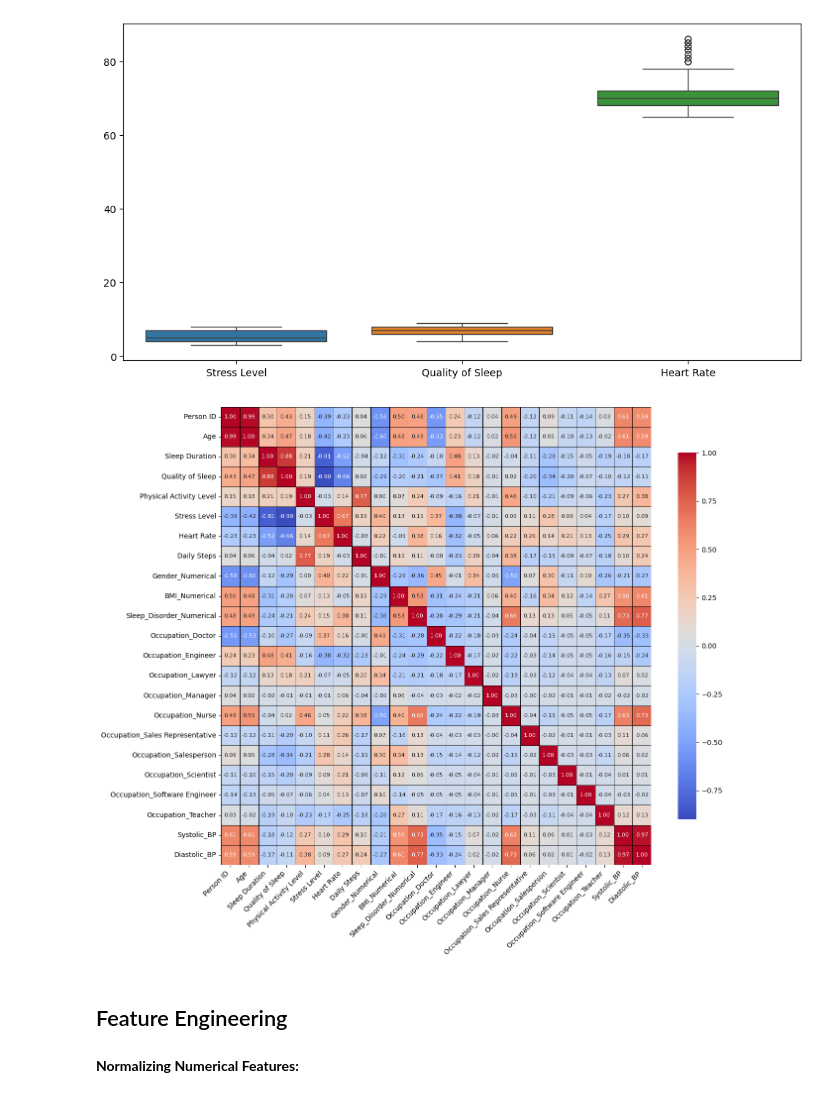
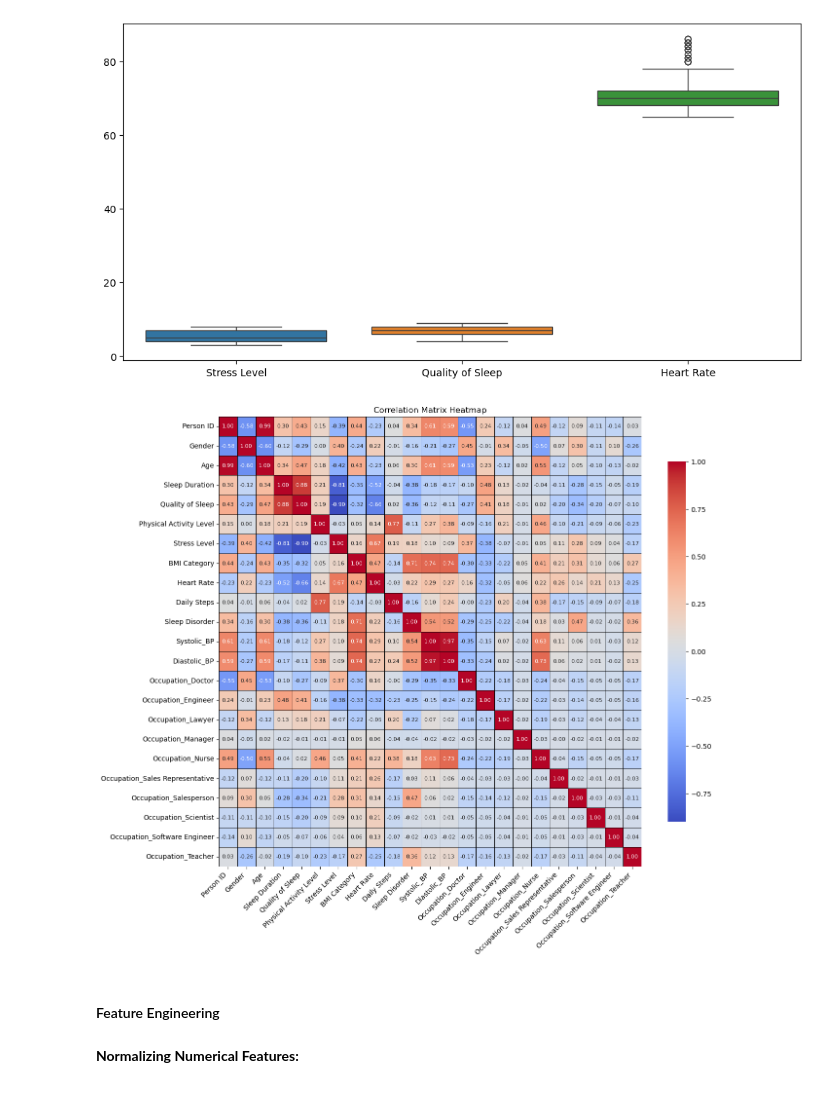
Before and after one commit to adrianbenitezrueda/ml-project, a Jupyter notebook: draft.ipynb, the cells around one changed output. Cells and saved outputs as stored; diff of their text form; code cells hidden in the pictures.

Commit message:
error

```diff
--- a/draft.ipynb
+++ b/draft.ipynb
@@ -134,0 +192,17 @@ array(['Overweight', 'Normal', 'Obese'], dtype=object)
+# %%
+
+# Replace 'Female' with 0 and 'Male' with 1
+df["Gender"] = df["Gender"].map({'Female': 0, 'Male': 1})
+
+# Convert any remaining NaNs to 0
+df["Gender"] = df["Gender"].apply(lambda x: 0 if pd.isna(x) else x)
+# %%
+# Split the "Blood Pressure" column into two numerical columns
+df[['Systolic_BP', 'Diastolic_BP']] = df['Blood Pressure'].str.split('/', expand=True)
+
+# Convert them to integers
+df['Systolic_BP'] = df['Systolic_BP'].astype(int)
+df['Diastolic_BP'] = df['Diastolic_BP'].astype(int)
+
+# Drop the original "Blood Pressure" column
+df.drop(columns=['Blood Pressure'], inplace=True)
@@ -134,0 +215,13 @@ array(['Overweight', 'Normal', 'Obese'], dtype=object)
+# %%
+
+# One-hot encode 'Occupation' correctly
+df_encoded = pd.get_dummies(df, columns=['Occupation'], prefix='Occupation', drop_first=True)
+
+# Ensure all boolean columns are converted to int
+for col in df_encoded.select_dtypes(include='bool').columns:
+    df_encoded[col] = df_encoded[col].astype(int)
+
+# Fill any NaN values just in case
+df_encoded = df_encoded.fillna(0)
+
+print(df_encoded.dtypes)  # Verify all columns are numeric
@@ -255,3 +328,9 @@ KeyError: 'Sleep Disorder'
+# %%
+# Confirm all columns are numeric
+df_encoded = df_encoded.apply(pd.to_numeric, errors='coerce')
+
+# Fill any NaN values that may have been introduced
+df_encoded = df_encoded.fillna(0)
 # %%
 df.hist(bins=10, figsize=(15, 10))
 # %% [output]
@@ -282,27 +361,27 @@ sns.boxplot(data=df[['Stress Level', 'Quality of Sleep', 'Heart Rate']])
 # %%
 import matplotlib.pyplot as plt
 import seaborn as sns
 
 # Correlation matrix
-correlation_matrix = df.corr()
+correlation_matrix = df_encoded.corr()
 
 plt.figure(figsize=(14, 12))
 
 # Heatmap
 sns.heatmap(correlation_matrix, annot=True, cmap='coolwarm', fmt=".2f",
             annot_kws={"size": 8}, cbar_kws={"shrink": .8},
             linewidths=.5, linecolor='black')
 
 # Rotate the x-axis labels for better readability
 plt.xticks(rotation=45, ha='right', fontsize=10)
 plt.yticks(fontsize=10)
+plt.title('Correlation Matrix Heatmap')
 
-# Show the plot
 plt.show()
 # %% [output]
-[figure, old version]
+[figure, new version]
 # %% [markdown]
-## Feature Engineering
+#### Feature Engineering
 # %% [markdown]
 **Normalizing Numerical Features:**
 # %%
```
Also changed, not shown: parts of 62 cells of this notebook.
